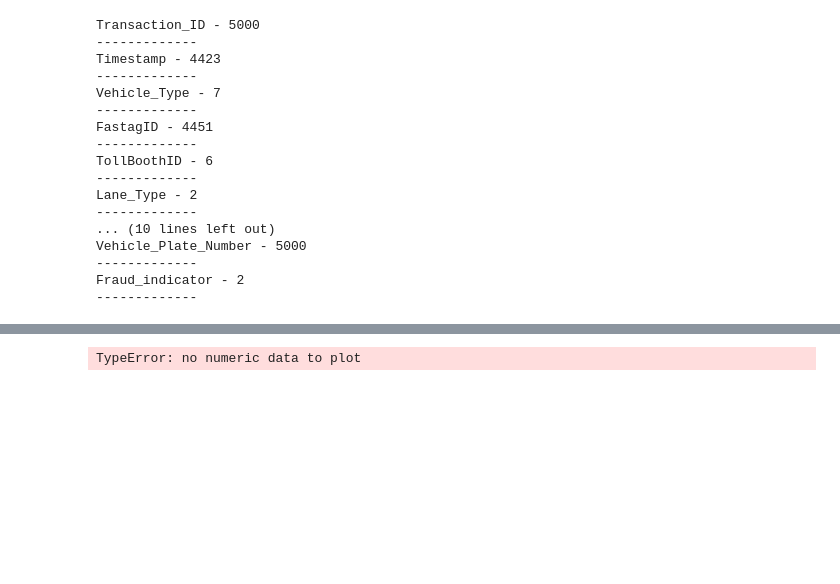
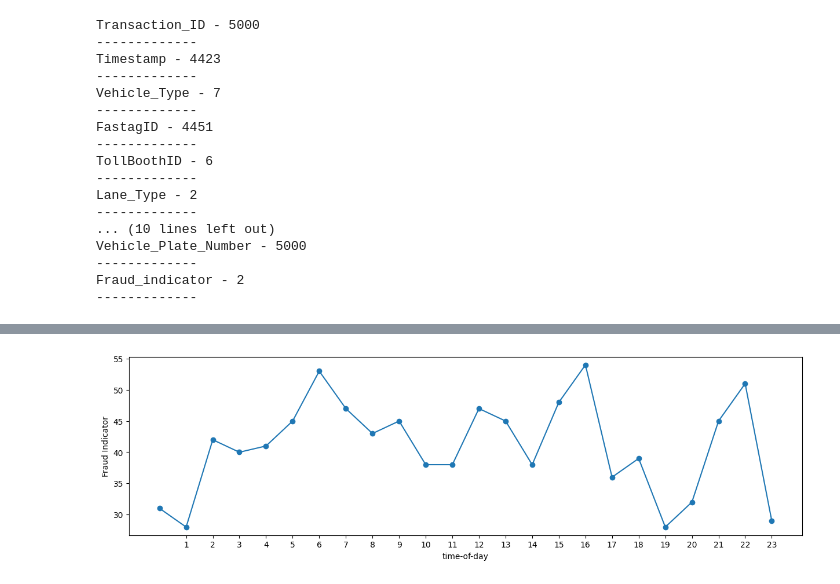
Before and after one commit to sanhiitaa/fastag-fraud-detection-classification, a Jupyter notebook: fast_tag_fraud_detection_data_preprocessing.ipynb, the cells around one changed output, grey strips where cells are left out. Saved outputs shown, nothing was run; the diff lists cells and outputs as text; code cells hidden in the pictures; blank space fills up the shorter version.

Commit message:
updates data preprocessing notebook

```diff
--- a/fast_tag_fraud_detection_data_preprocessing.ipynb
+++ b/fast_tag_fraud_detection_data_preprocessing.ipynb
@@ -130,4 +139,8 @@ Name: count, Length: 4451, dtype: int64
-# %%
-df['Timestamp'].plot()
-# %% [output]
-TypeError: no numeric data to plot
+# %%
+plt.figure(figsize=(15,4))
+pd.crosstab(df['time-of-day'], df['Fraud_indicator']).iloc[:, 0].plot(kind='line', marker='o')
+plt.xlabel('time-of-day')
+plt.ylabel('Fraud Indicator')
+plt.xticks(ticks=range(1,24));
+# %% [output]
+[figure, added]
```
Also changed, not shown: parts of 25 cells of this notebook.
